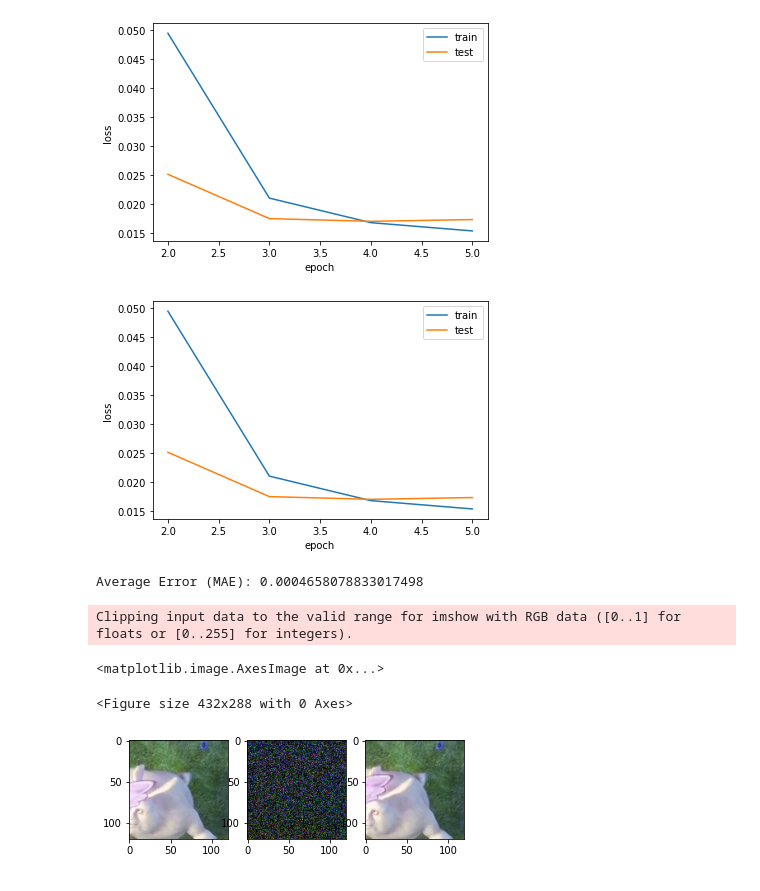
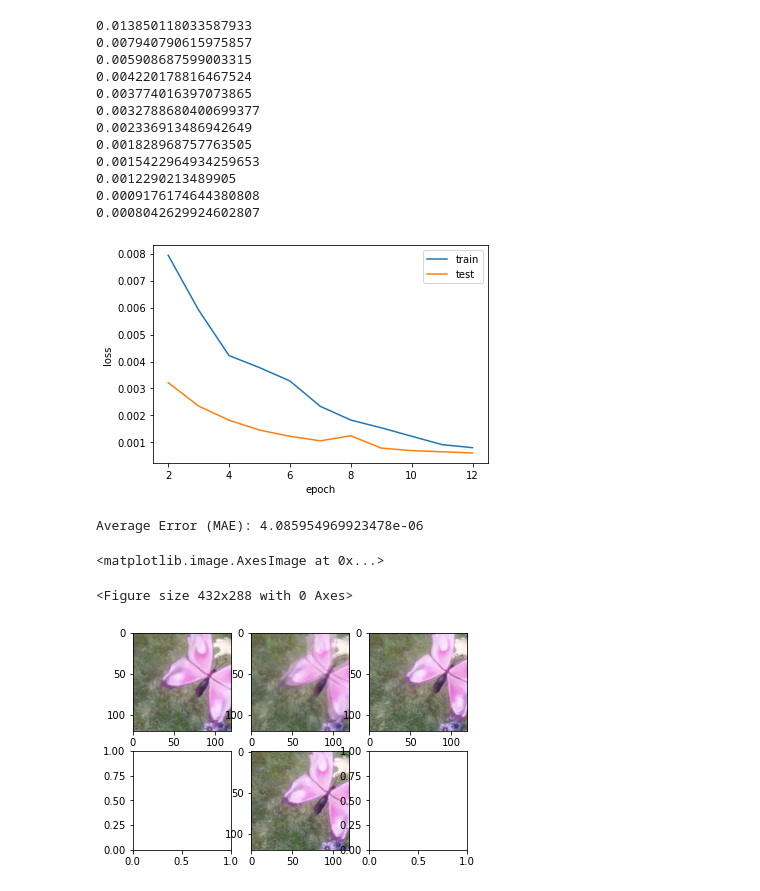
Before and after one commit to Vestaia/SmoothBrain, a Jupyter notebook: Code/Kernels.ipynb, the cells around one changed output. Saved outputs shown, nothing was run; the diff lists cells and outputs as text; code cells hidden in the pictures.

```diff
--- a/Code/Kernels.ipynb
+++ b/Code/Kernels.ipynb
@@ -259,13 +283,14 @@ def test(net, loss_func, X, y, batch_size=50, device='cpu'):
 
 from IPython import display
 def plot_train(trainloss, testloss):
-    plt.clf()
+    #plt.clf()
     plt.plot(np.linspace(2,len(trainloss),len(trainloss)-1), trainloss[1:], label="train")
     plt.plot(np.linspace(2,len(testloss),len(testloss)-1), testloss[1:], label="test")
     plt.legend()
     plt.xlabel('epoch')
     plt.ylabel('loss')
-    display.display(plt.gcf())
+    #display.display(plt.gcf())
+    #plt.savefig('CNN-Direct30L.png')
     plt.show()
     #display.clear_output(wait=True)
 
@@ -279,20 +304,21 @@ def train(model, optimizer, loss, X, y, validation_size, batch_size=100, epochs=
     validationy = y[ind[:validation_size]]
     trainX = X[ind[validation_size:]]
     trainy = y[ind[validation_size:]]
-    trainloss = []
+    train_loss = []
     validation_loss = []
     plt.ion()
     epoch = 0
     for i in range(epochs):
-        trainloss.append(learn(model, optimizer, loss, trainX, trainy, batch_size=batch_size, device=device))
+        train_loss.append(learn(model, optimizer, loss, trainX, trainy, batch_size=batch_size, device=device))
         validation_loss.append(test(model, loss, validationX, validationy, batch_size=batch_size, device=device))
         if(verbose):
             print("Epoch:", i+1)
-            print("Train loss:", trainloss[i])
+            print("Train loss:", train_loss[i])
             print("validation loss:", validation_loss[i])
         epoch += 1
+        print(train_loss[-1])
     if(plot):
-        plot_train(trainloss,validation_loss)
+        plot_train(train_loss,validation_loss)
     Err = test(model, loss_wrapper(metric), validationX, validationy, batch_size=batch_size, device=device)
     print("Average Error (MAE): " + str(Err))
 # %%
@@ -308,35 +334,44 @@ for i in range(mapped.shape[0]-2):
     features[i,mapped.shape[1]:] = mapped[i+2,:,randlocy[i]:randlocy[i]+blocksize,randlocx[i]:randlocx[i]+blocksize]
     targets[i] = mapped[i+1,:,randlocy[i]:randlocy[i]+blocksize,randlocx[i]:randlocx[i]+blocksize]
 # %%
-net = smoothBrainRaw()
-optim = torch.optim.Adam(net.parameters(), 0.0001)
-train(net, optim, MSE_loss, features, targets, 50, 10, epochs=5, plot=True)
-#plt.savefig('CNN-depth1-3-3-20-3.png')
+net = smoothBrain()
+optim = torch.optim.Adam(net.parameters(), 0.0002)
+train(net, optim, MSE_loss, features, targets, 50, 20, epochs=12, plot=True)
 # %% [output]
+0.013850118033587933
+0.007940790615975857
+0.005908687599003315
+0.004220178816467524
+0.003774016397073865
+0.0032788680400699377
+0.002336913486942649
+0.001828968757763505
+0.0015422964934259653
+0.0012290213489905
+0.0009176174644380808
+0.0008042629924602807
-[figure, old version]
+[figure, new version]
-[figure, removed]
-Average Error (MAE): 0.0004658078833017498
+Average Error (MAE): 4.085954969923478e-06
 # %%
-frame = 30
+frame = 29
 net = net.to("cpu")
-vectors = net(features[frame:frame+1]).detach()
-#img = vectoimg(vectors, features[frame:frame+1,:3])[0]
-img = vectors[0]
+img = net(features[frame:frame+1]).detach()[0]
+
 
 # grid = torch.stack(list(torch.meshgrid(torch.arange(0,gridsize*2./blocksize,2./blocksize),torch.arange(0,gridsize*2./blocksize,2./blocksize))),dim=2)
 # grid = torch.flatten(grid,0,1)
 # blocks = grid - 0.99
 # print(blocks.shape)
 # blocks = blocks.view(1,10,10,2)
 # img = F.grid_sample(features[frame:frame+1,:3], blocks)[0]
 
 plt.figure()
-fig, subplot = plt.subplots(1,3)
-subplot[0].imshow(torch.swapaxes(torch.swapaxes(kornia.color.yuv_to_rgb(features[frame,:3]),0,2),0,1))
-subplot[1].imshow(torch.swapaxes(torch.swapaxes(kornia.color.yuv_to_rgb(img),0,2),0,1))
-subplot[2].imshow(torch.swapaxes(torch.swapaxes(kornia.color.yuv_to_rgb(features[frame,3:]),0,2),0,1))
+fig, subplot = plt.subplots(2,3)
+subplot[0,0].imshow(torch.swapaxes(torch.swapaxes(kornia.color.yuv_to_rgb(features[frame,:3]),0,2),0,1))
+subplot[0,1].imshow(torch.swapaxes(torch.swapaxes(kornia.color.yuv_to_rgb(img),0,2),0,1))
+subplot[0,2].imshow(torch.swapaxes(torch.swapaxes(kornia.color.yuv_to_rgb(features[frame,3:]),0,2),0,1))
+subplot[1,1].imshow(torch.swapaxes(torch.swapaxes(kornia.color.yuv_to_rgb(targets[frame]),0,2),0,1))
 # %% [output]
-Clipping input data to the valid range for imshow with RGB data ([0..1] for floats or [0..255] for integers).
+<matplotlib.image.AxesImage at 0x...>
-<matplotlib.image.AxesImage at 0x...>
+<Figure size 432x288 with 0 Axes>
-<Figure size 432x288 with 0 Axes>
-[figure, old version]
+[figure, new version]
```
Also changed, not shown: parts of 3 cells of this notebook, 2 other files.
